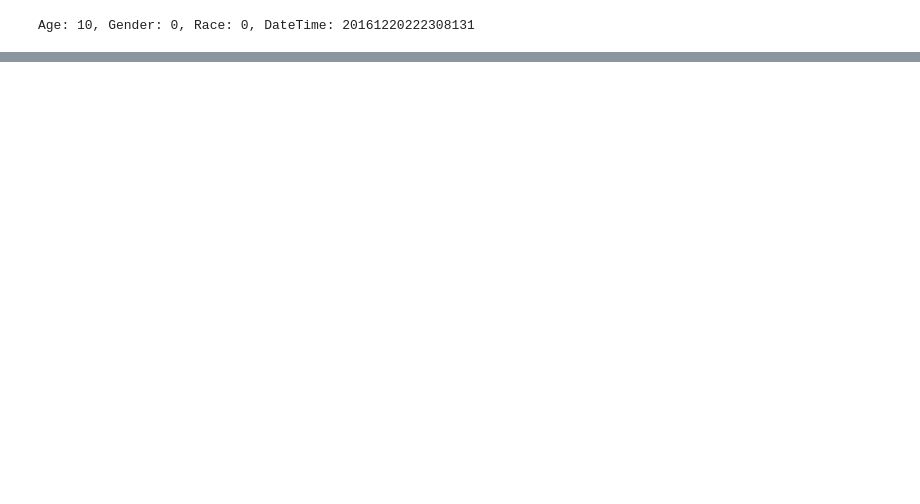
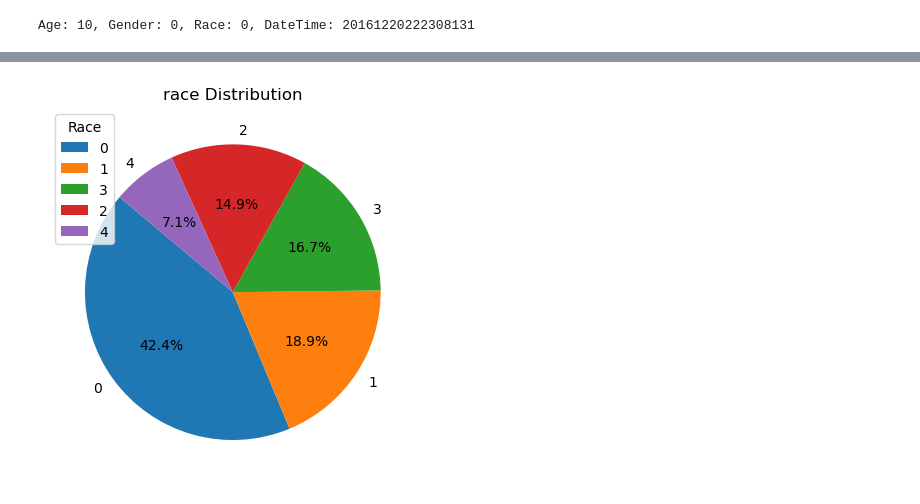
Before and after one commit to Chaity96/Advance-Demographics-Detection-for-Enhanced-Security-using-Transfer-Learning, a Jupyter notebook: Demographics Detection.ipynb, the cells around one changed output, grey strips where cells are left out. Drawn from its saved outputs; the diff is of its cells as text; code cells hidden in the pictures; blank space fills up the shorter version.

```diff
--- a/Demographics Detection.ipynb
+++ b/Demographics Detection.ipynb
@@ -87,0 +124,9 @@ df.head()
+# %%
+# Ploting Race Destribution
+gender_counts = df['race'].value_counts()
+plt.pie(gender_counts, labels=gender_counts.index, autopct='%1.1f%%', startangle=140)
+plt.title('race Distribution')
+plt.legend(title='Race')
+plt.show()
+# %% [output]
+[figure, added]
```
Also changed, not shown: parts of 9 cells of this notebook.
